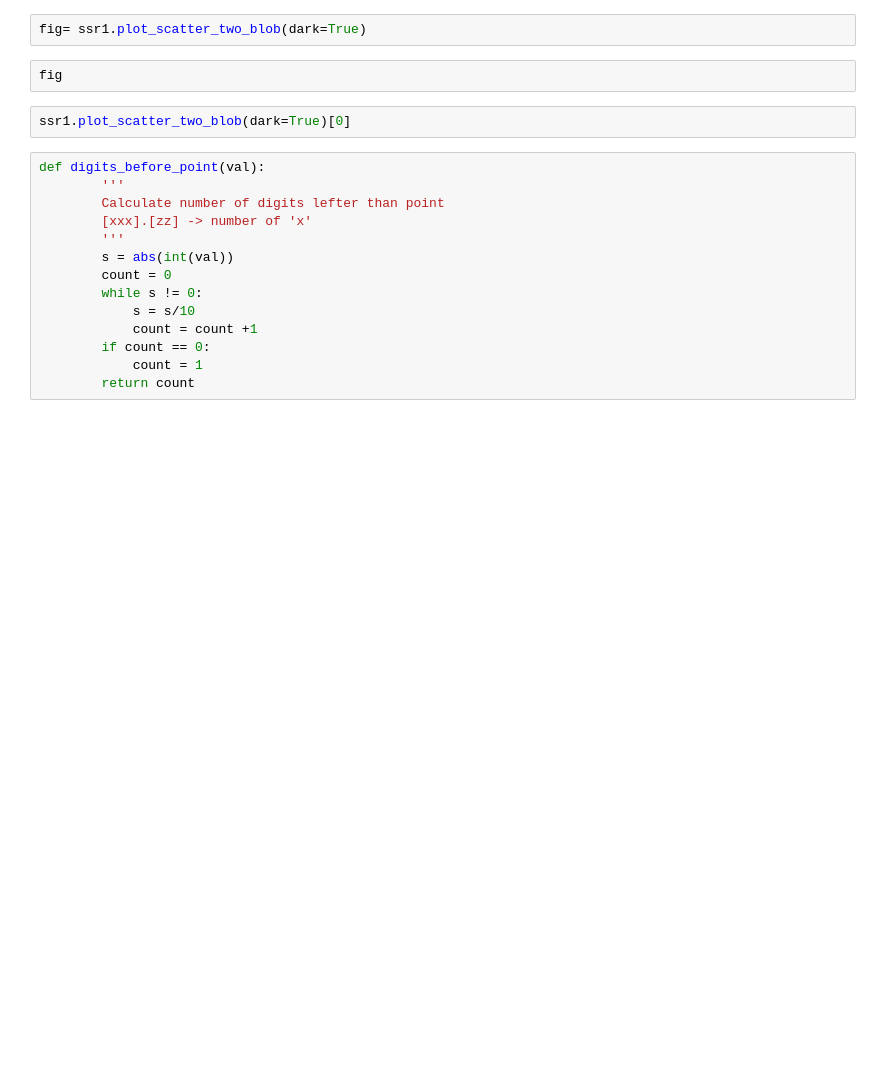
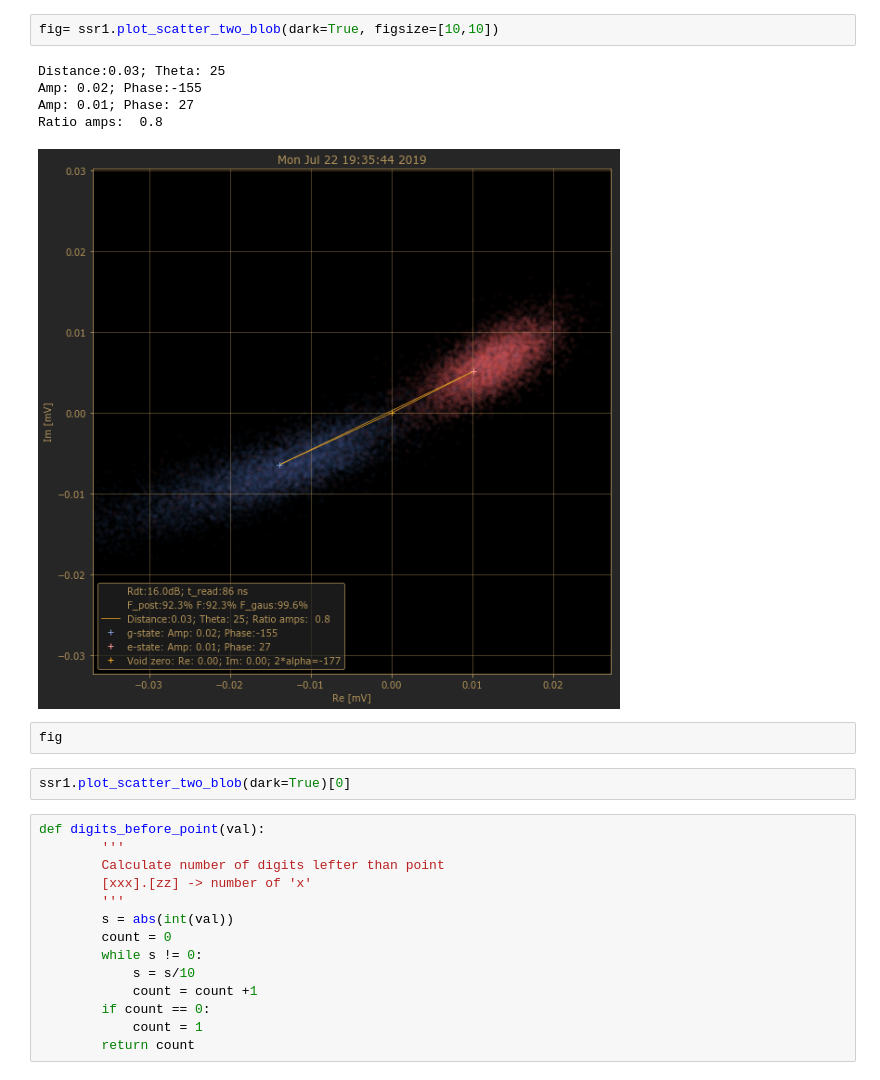
Before and after one commit to qc-coder/SingleShotReadout, a Jupyter notebook: plot_scatter_test.ipynb, the cells around one changed output. Saved outputs shown, nothing was run; the diff lists cells and outputs as text; blank space fills up the shorter version.

```diff
--- a/plot_scatter_test.ipynb
+++ b/plot_scatter_test.ipynb
@@ -15,5 +48,11 @@ ssr1.dict_fidelity
 # %%
-fig= ssr1.plot_scatter_two_blob(dark=True)
+fig= ssr1.plot_scatter_two_blob(dark=True, figsize=[10,10])
+# %% [output]
+Distance:0.03; Theta: 25
+Amp: 0.02; Phase:-155
+Amp: 0.01; Phase: 27
+Ratio amps:  0.8
+[figure, added]
 # %%
 fig
 # %%
```
Also changed, not shown: parts of 18 cells of this notebook, 6 other files.
